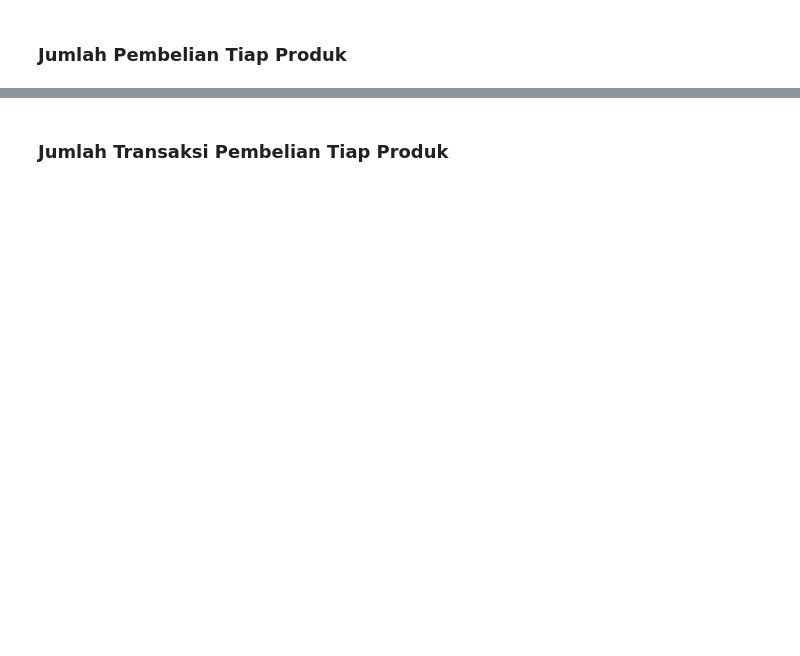
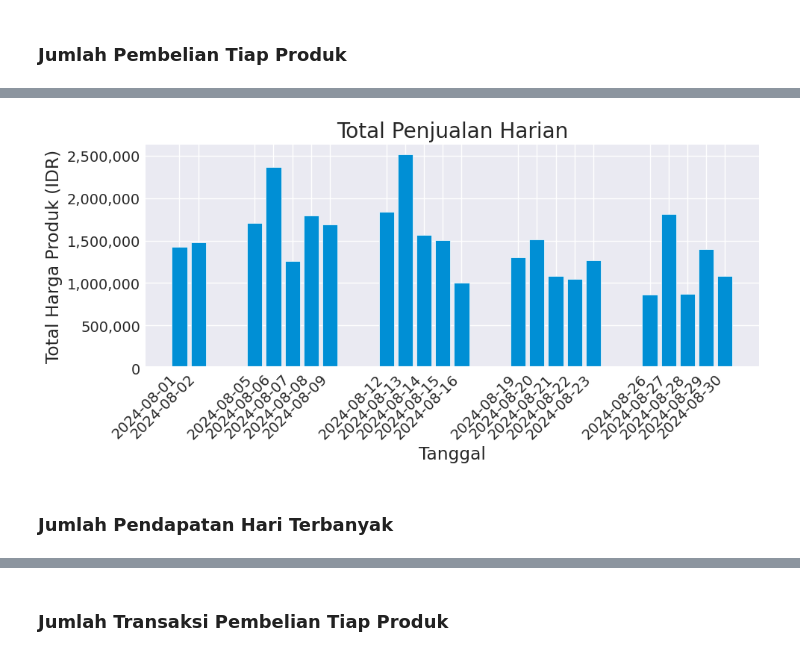
Before and after one commit to chalistahazizah/Sales_Analysis, a Jupyter notebook: ANALISIS_PENJUALAN_WARUNG_BU_YUNI.ipynb, the cells around one changed output, grey strips where cells are left out. Saved outputs shown, nothing was run; the diff lists cells and outputs as text; code cells hidden in the pictures; blank space fills up the shorter version.

```diff
--- a/ANALISIS_PENJUALAN_WARUNG_BU_YUNI.ipynb
+++ b/ANALISIS_PENJUALAN_WARUNG_BU_YUNI.ipynb
@@ -199,0 +224,14 @@ plt.show()
+# %%
+plt.figure(figsize=(10, 5))
+plt.bar(top_revenue['TANGGAL'], top_revenue['HARGA PRODUK'])
+plt.xlabel('Tanggal')
+plt.ylabel('Total Harga Produk (IDR)')
+plt.title('Total Penjualan Harian')
+plt.xticks(top_revenue['TANGGAL'], rotation=45, ha='right')
+plt.gca().yaxis.set_major_formatter(mticker.StrMethodFormatter('{x:,.0f}'))
+plt.tight_layout()
+plt.show()
+# %% [output]
+[figure, added]
+# %% [markdown]
+### **Jumlah Pendapatan Hari Terbanyak**
```
Also changed, not shown: parts of 23 cells of this notebook.
